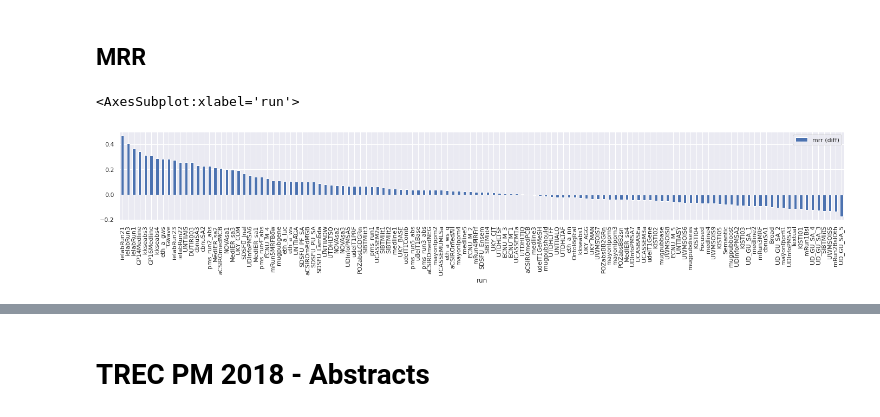
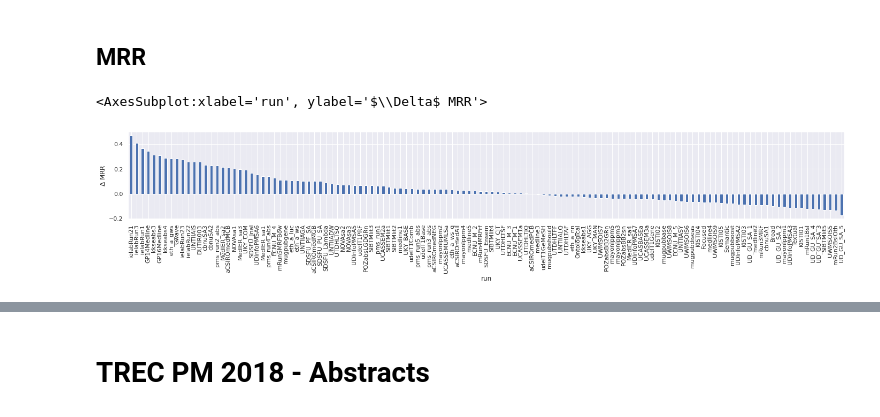
Before and after one commit to irgroup/jcdl2023-data-fusion, a Jupyter notebook: fuse.ipynb, the cells around one changed output, grey strips where cells are left out. Saved outputs shown, nothing was run; the diff lists cells and outputs as text; code cells hidden in the pictures.

```diff
--- a/fuse.ipynb
+++ b/fuse.ipynb
@@ -348,7 +348,7 @@ df.sort_values(by=['bpref (diff)'], ascending=False).plot.bar(x='run', y='bpref
 # %% [markdown]
 ## MRR
 # %%
-df.sort_values(by=['mrr (diff)'], ascending=False).plot.bar(x='run', y='mrr (diff)', figsize=(24,3))
+df.sort_values(by=['mrr (diff)'], ascending=False).plot.bar(x='run', y='mrr (diff)', figsize=(24,3), ylabel=r'$\Delta$ MRR', legend=False)
 # %% [output]
-<AxesSubplot:xlabel='run'>
+<AxesSubplot:xlabel='run', ylabel='$\\Delta$ MRR'>
-[figure, old version]
+[figure, new version]
```
Also changed, not shown: parts of 5 cells of this notebook.
